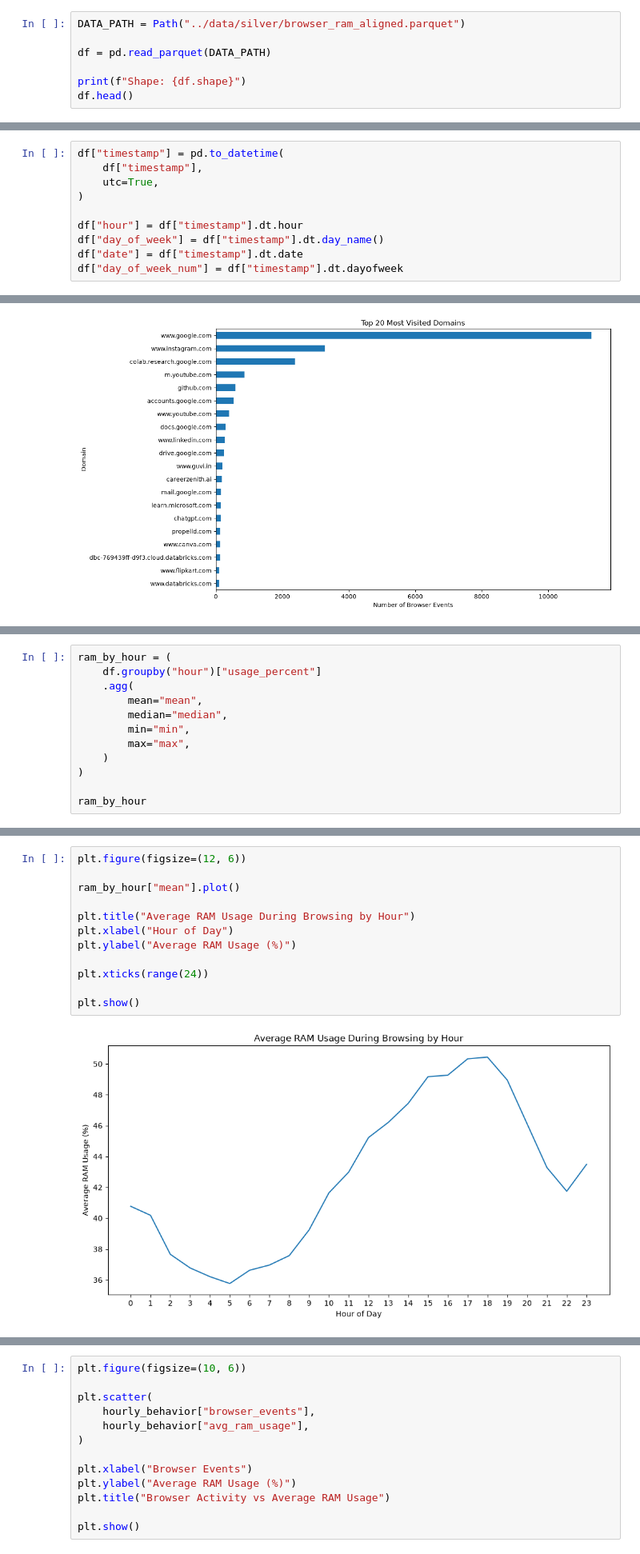
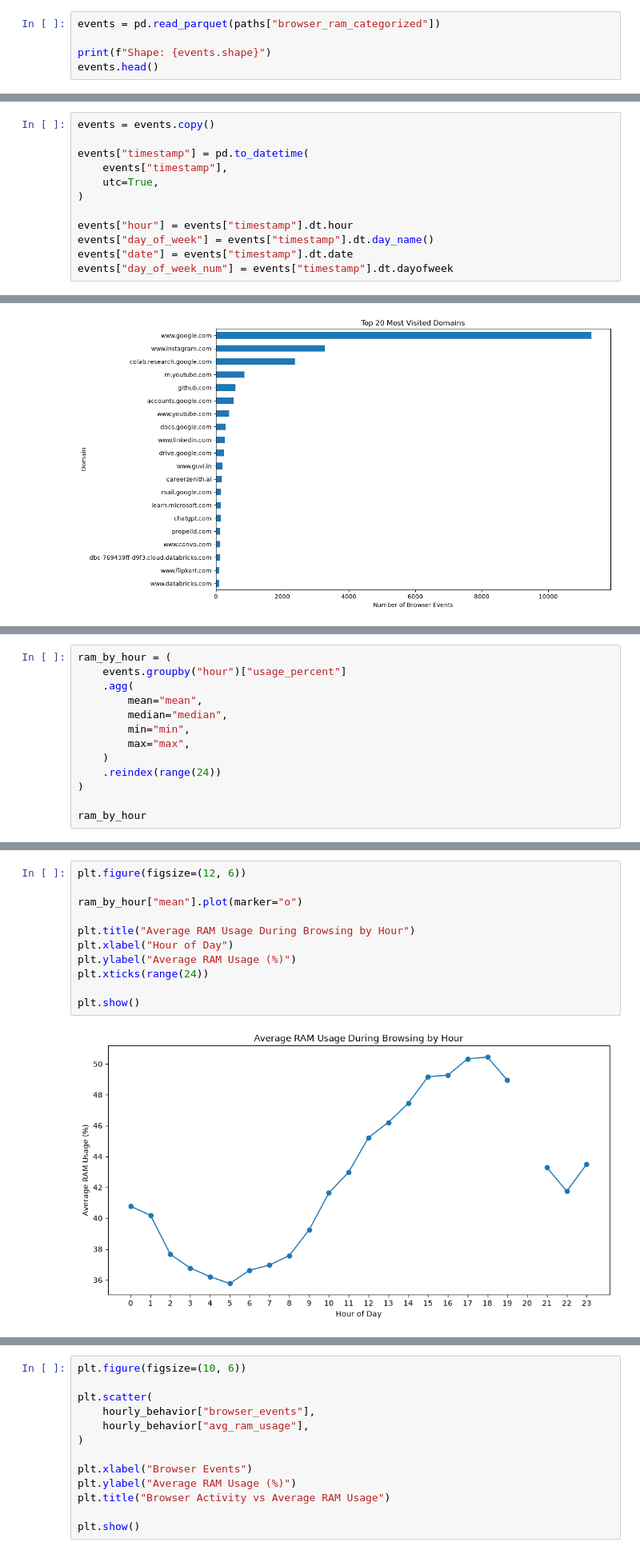
Before and after one commit to abishek-murugan/Intelligent-Browser-Behavior-Analytics-Platform, a Jupyter notebook: notebooks/01_eda_browser_ram.ipynb, the cells around one changed output, grey strips where cells are left out. Shown at 80% size. Cells and saved outputs as stored; diff of their text form.

Commit message:
notebook(eda): rewrite browser RAM analysis with categorized sessions

```diff
--- a/notebooks/01_eda_browser_ram.ipynb
+++ b/notebooks/01_eda_browser_ram.ipynb
@@ -12,8 +46,6 @@ plt.rcParams["figure.figsize"] = (12, 6)
 # %%
-DATA_PATH = Path("../data/silver/browser_ram_aligned.parquet")
+events = pd.read_parquet(paths["browser_ram_categorized"])
 
-df = pd.read_parquet(DATA_PATH)
-
-print(f"Shape: {df.shape}")
-df.head()
+print(f"Shape: {events.shape}")
+events.head()
 # %% [output]
@@ -46,13 +79,15 @@ memory usage: 14.0 MB
 # %%
-df["timestamp"] = pd.to_datetime(
-    df["timestamp"],
+events = events.copy()
+
+events["timestamp"] = pd.to_datetime(
+    events["timestamp"],
     utc=True,
 )
 
-df["hour"] = df["timestamp"].dt.hour
-df["day_of_week"] = df["timestamp"].dt.day_name()
-df["date"] = df["timestamp"].dt.date
-df["day_of_week_num"] = df["timestamp"].dt.dayofweek
+events["hour"] = events["timestamp"].dt.hour
+events["day_of_week"] = events["timestamp"].dt.day_name()
+events["date"] = events["timestamp"].dt.date
+events["day_of_week_num"] = events["timestamp"].dt.dayofweek
 # %% [markdown]
 # Temporal Distribution
 # %%
@@ -380,13 +514,14 @@ ram_during_browsing.describe()
 | max | 5342.600000 | 6508.300000 | 65.220000 |
 # %%
 ram_by_hour = (
-    df.groupby("hour")["usage_percent"]
+    events.groupby("hour")["usage_percent"]
     .agg(
         mean="mean",
         median="median",
         min="min",
         max="max",
     )
+    .reindex(range(24))
 )
 
 ram_by_hour
@@ -412,15 +547,14 @@ ram_by_hour
 # %%
 plt.figure(figsize=(12, 6))
 
-ram_by_hour["mean"].plot()
+ram_by_hour["mean"].plot(marker="o")
 
 plt.title("Average RAM Usage During Browsing by Hour")
 plt.xlabel("Hour of Day")
 plt.ylabel("Average RAM Usage (%)")
-
 plt.xticks(range(24))
 
 plt.show()
 # %% [output]
-[figure, old version]
+[figure, new version]
 # %%
```
Also changed, not shown: parts of 57 cells of this notebook, 2 other files.
